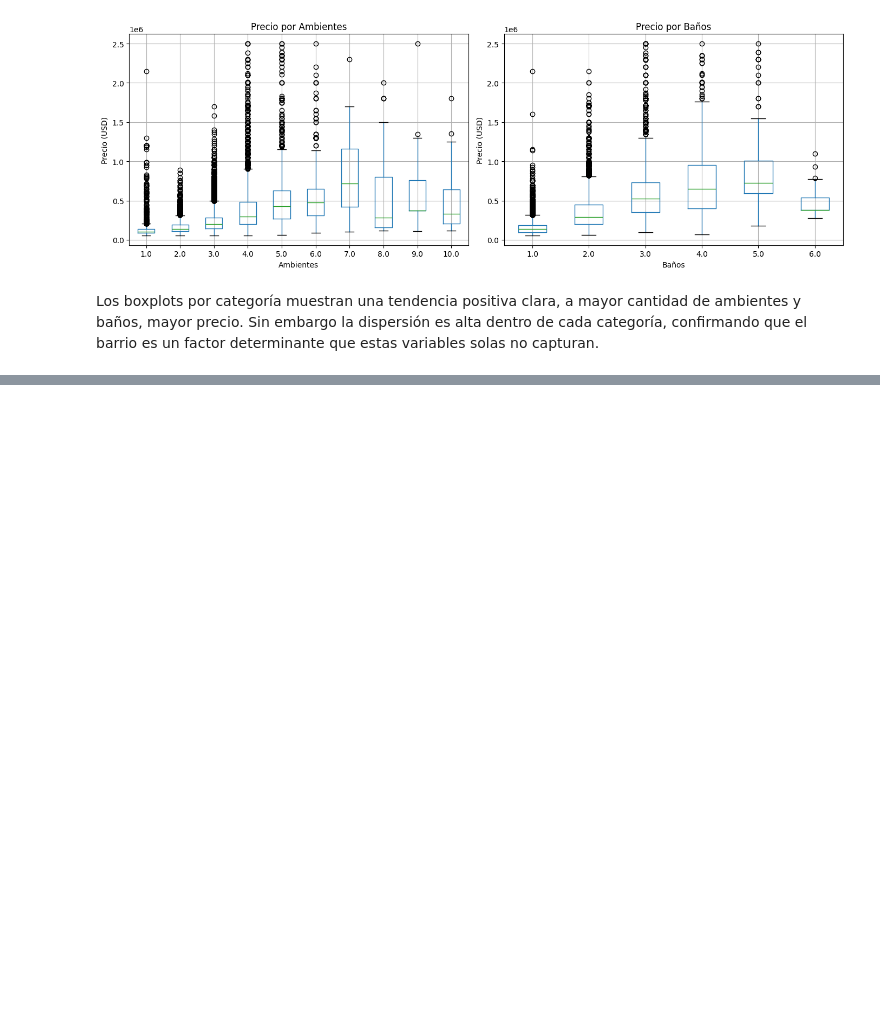
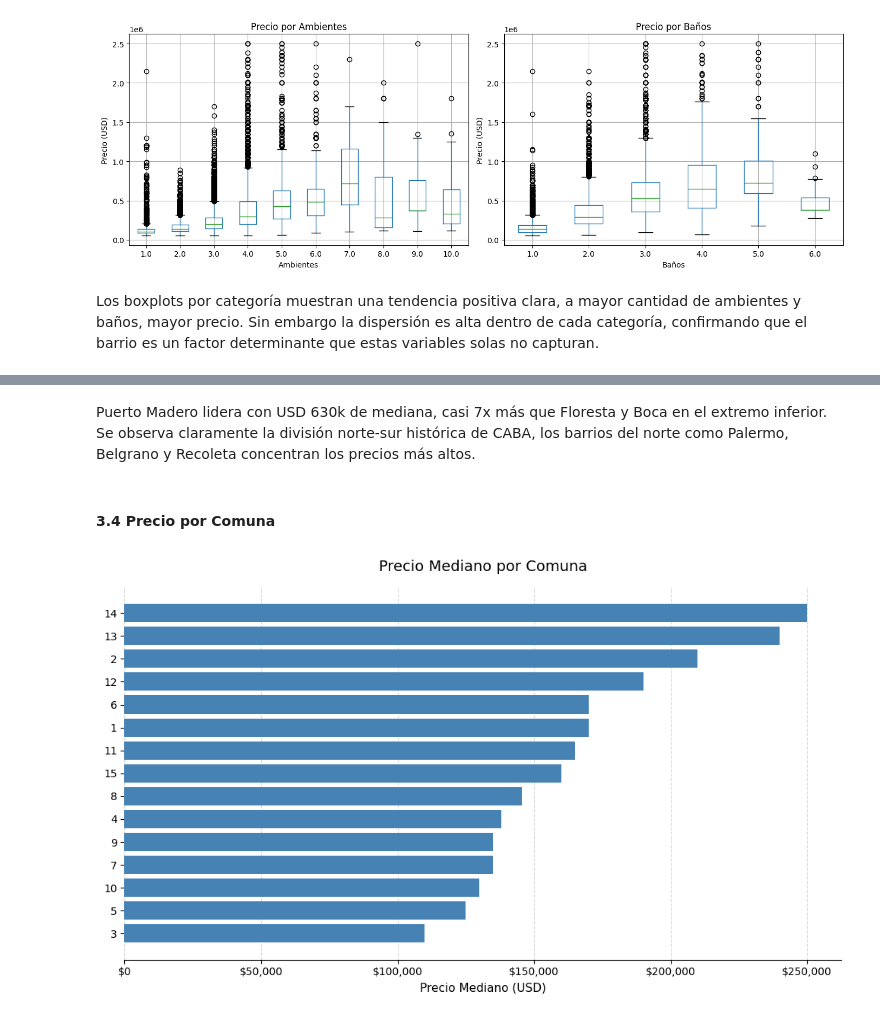
Before and after one commit to FacundoBerthet/precios-propiedades-caba, a Jupyter notebook: notebooks/03-eda.ipynb, the cells around one changed output, grey strips where cells are left out. Drawn from its saved outputs; the diff is of its cells as text; code cells hidden in the pictures; blank space fills up the shorter version.

```diff
--- a/notebooks/03-eda.ipynb
+++ b/notebooks/03-eda.ipynb
@@ -258,0 +283,25 @@ no capturan.
+# %% [markdown]
+Puerto Madero lidera con USD 630k de mediana, casi 7x más que Floresta y Boca en el extremo inferior. Se observa
+claramente la división norte-sur histórica de CABA, los barrios del
+norte como Palermo, Belgrano y Recoleta concentran los precios más altos.
+# %% [markdown]
+#### 3.4 Precio por Comuna
+# %%
+precio_comuna = df.groupby("comuna")["precio"].median().sort_values(ascending=True)
+
+fig, ax = plt.subplots(figsize=(10, 6))
+ax.barh(precio_comuna.index.astype(str), precio_comuna.values,
+        color="steelblue", edgecolor="none")
+ax.set_title("Precio Mediano por Comuna", fontsize=14, pad=15)
+ax.set_xlabel("Precio Mediano (USD)", fontsize=11)
+ax.xaxis.set_major_formatter(plt.FuncFormatter(lambda x, p: f"${x:,.0f}"))
+ax.spines["top"].set_visible(False)
+ax.spines["right"].set_visible(False)
+ax.spines["left"].set_visible(False)
+ax.xaxis.grid(True, linestyle="--", alpha=0.5)
+ax.set_axisbelow(True)
+
+plt.tight_layout()
+plt.show()
+# %% [output]
+[figure, added]
```
Also changed, not shown: parts of 9 cells of this notebook.
